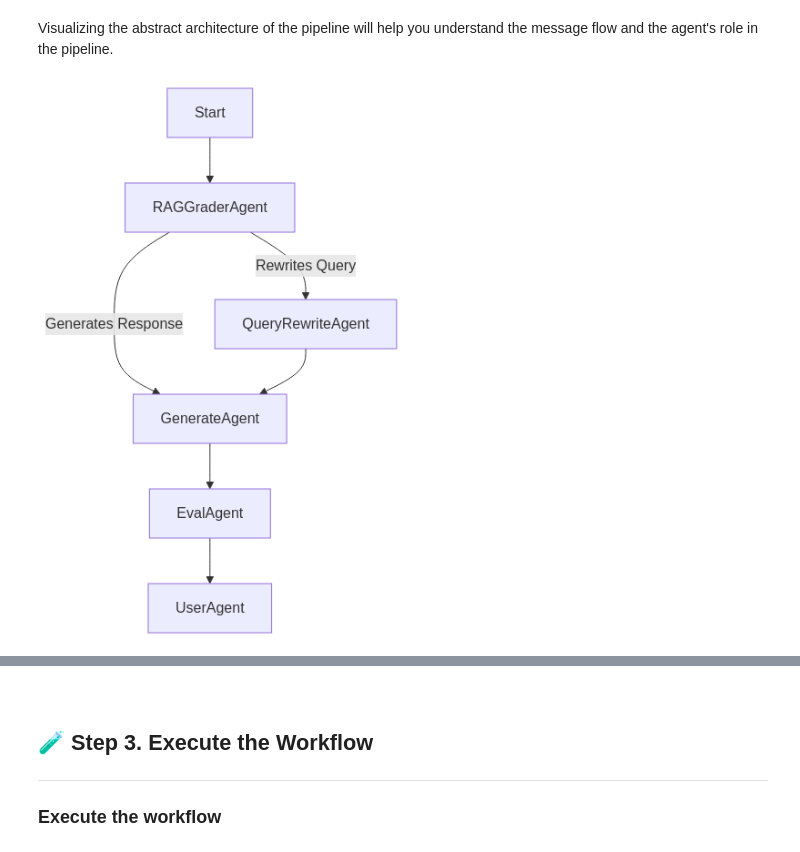
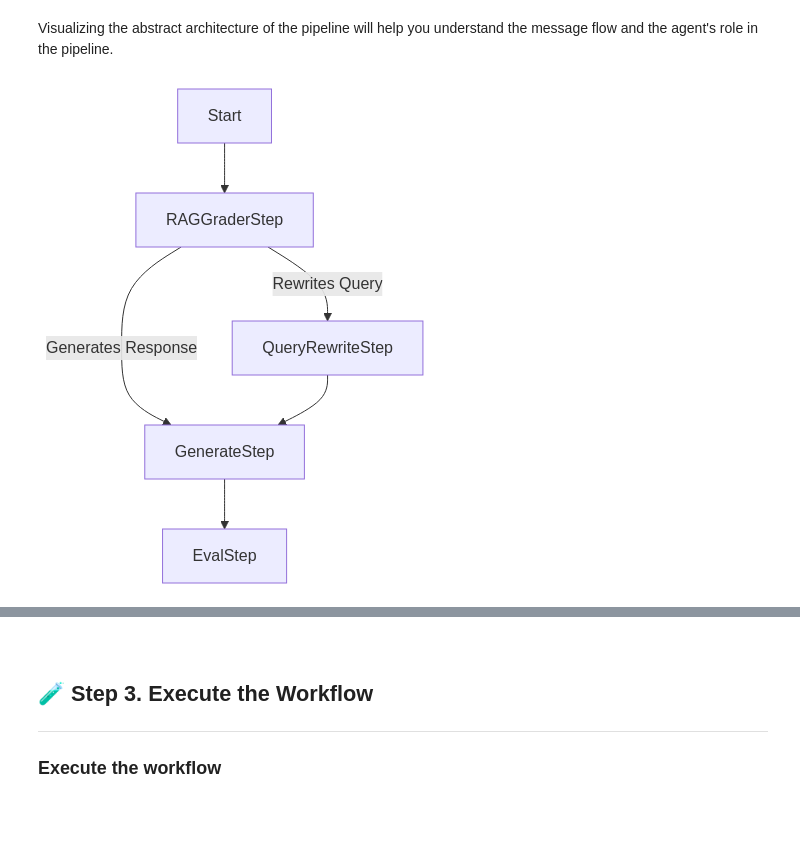
Before and after one commit to youkhi/agent-innovator-lab, a Jupyter notebook: 1_agentic-design-ptn/01_reflection/SK/01.1_self-rag-eval-sdk.ipynb, the cells around one changed output, grey strips where cells are left out. Cells and saved outputs as stored; diff of their text form; code cells hidden in the pictures; blank space fills up the shorter version.

```diff
--- a/1_agentic-design-ptn/01_reflection/SK/01.1_self-rag-eval-sdk.ipynb
+++ b/1_agentic-design-ptn/01_reflection/SK/01.1_self-rag-eval-sdk.ipynb
@@ -522,26 +520,24 @@ Visualizing the abstract architecture of the pipeline will help you understand t
 # %%
 from azure_genai_utils.graphs import visualize_agents
 
 agents = [
     "Start",
-    "RAGGraderAgent",
-    "QueryRewriteAgent",
-    "GenerateAgent",
-    "EvalAgent",
-    "UserAgent",
+    "RAGGraderStep",
+    "QueryRewriteStep",
+    "GenerateStep",
+    "EvalStep"
 ]
 interactions = [
-    ("Start", "RAGGraderAgent"),
-    ("RAGGraderAgent", "GenerateAgent", "Generates Response"),
-    ("RAGGraderAgent", "QueryRewriteAgent", "Rewrites Query"),
-    ("QueryRewriteAgent", "GenerateAgent"),
-    ("GenerateAgent", "EvalAgent"),
-    ("EvalAgent", "UserAgent"),
+    ("Start", "RAGGraderStep"),
+    ("RAGGraderStep", "GenerateStep", "Generates Response"),
+    ("RAGGraderStep", "QueryRewriteStep", "Rewrites Query"),
+    ("QueryRewriteStep", "GenerateStep"),
+    ("GenerateStep", "EvalStep")
 ]
 
 visualize_agents(agents, interactions)
 # %% [output]
-[figure, old version]
+[figure, new version]
 # %% [markdown]
 This is an example of visualized pipeline
 
```
Also changed, not shown: parts of 8 cells of this notebook, 4 other files.
